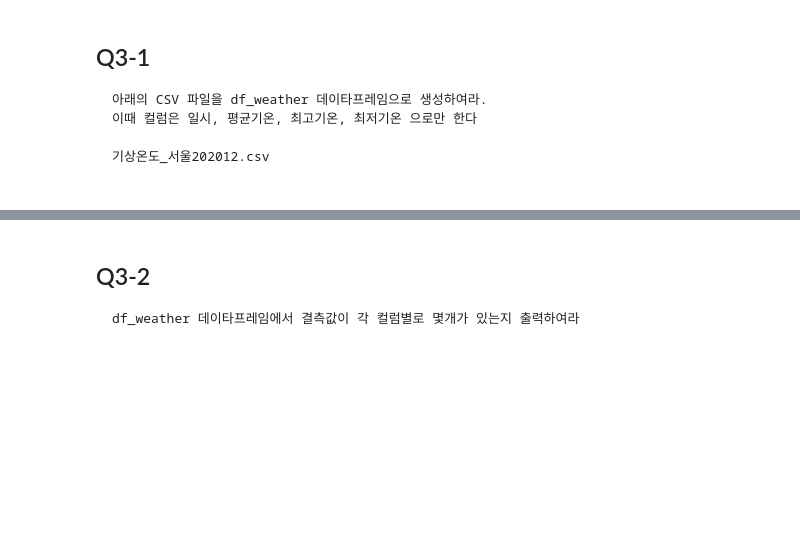
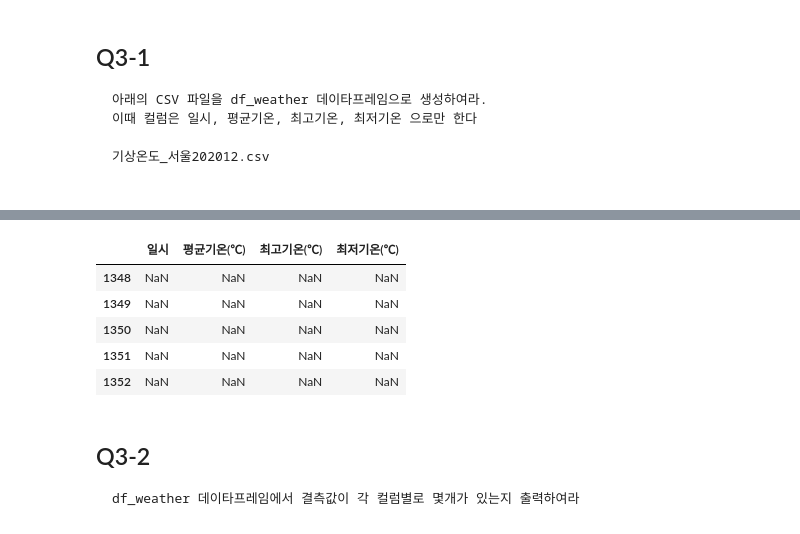
Before and after one commit to kesiss777/wassup3, a Jupyter notebook: 03_Data_Preprocessing/02_06_Pandas_Quiz1.ipynb, the cells around one changed output, grey strips where cells are left out. Cells and saved outputs as stored; diff of their text form; code cells hidden in the pictures; blank space fills up the shorter version.

````diff
--- a/03_Data_Preprocessing/02_06_Pandas_Quiz1.ipynb
+++ b/03_Data_Preprocessing/02_06_Pandas_Quiz1.ipynb
@@ -327,3 +330,12 @@ df_student2.describe().loc[['mean', '25%', '50%', '75%']]
+# %%
+df_weather.tail()
+# %% [output]
+|  | 일시 | 평균기온(℃) | 최고기온(℃) | 최저기온(℃) |
+| 1348 | NaN | NaN | NaN | NaN |
+| 1349 | NaN | NaN | NaN | NaN |
+| 1350 | NaN | NaN | NaN | NaN |
+| 1351 | NaN | NaN | NaN | NaN |
+| 1352 | NaN | NaN | NaN | NaN |
 # %% [markdown]
 ## Q3-2
 ```
````
Also changed, not shown: parts of 24 cells of this notebook, 1 other file.
